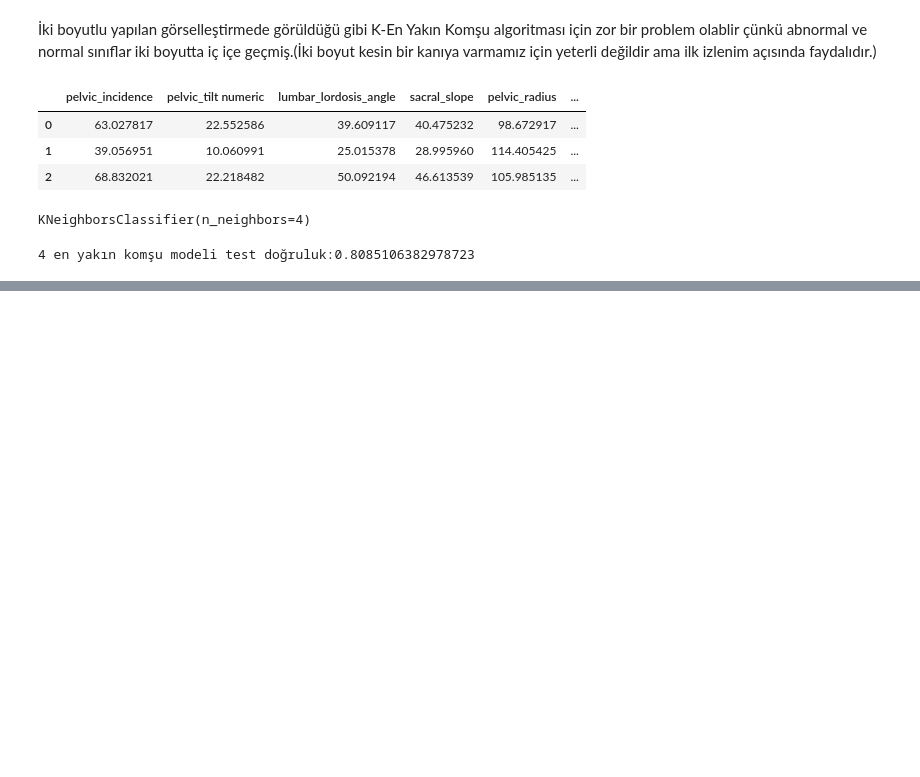
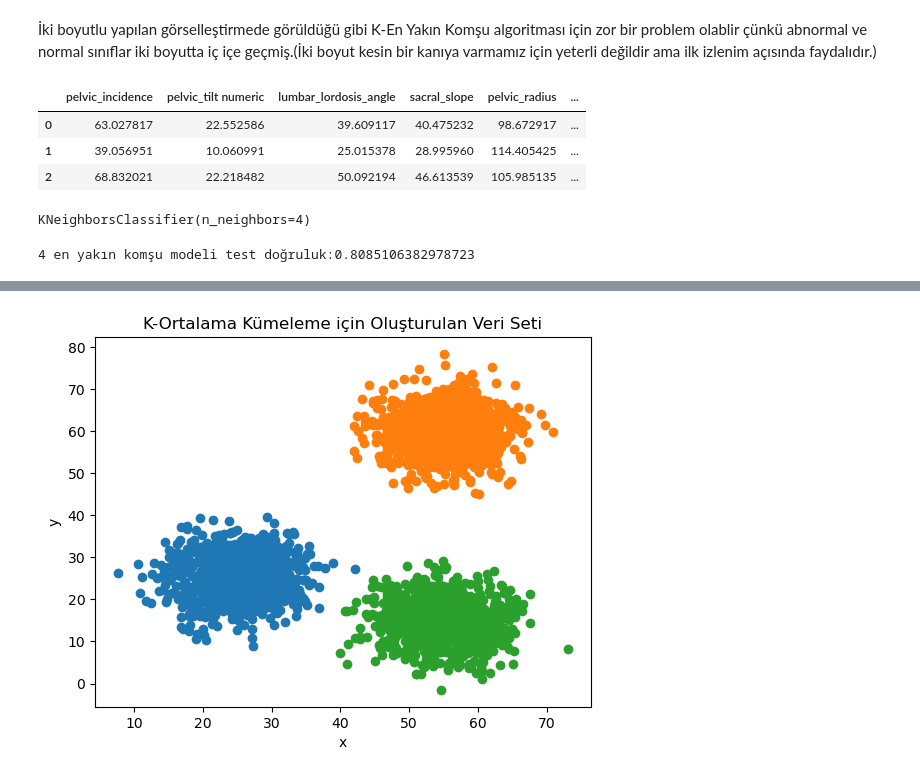
Before and after one commit to ErtugrulDay/Data-Analysis, a Jupyter notebook: 2yapay_zeka.ipynb, the cells around one changed output, grey strips where cells are left out. Saved outputs shown, nothing was run; the diff lists cells and outputs as text; code cells hidden in the pictures; blank space fills up the shorter version.

```diff
--- a/2yapay_zeka.ipynb
+++ b/2yapay_zeka.ipynb
@@ -489,0 +611,15 @@ print("{} en yakın komşu modeli test doğruluk:{}".format(komsu,knn.score(x_te
+# %%
+#veri seti oluşturalım
+
+x1=np.random.normal(25,5,1000)
+y1=np.random.normal(25,5,1000)
+x2=np.random.normal(55,5,1000)
+y2=np.random.normal(60,5,1000)
+x3=np.random.normal(55,5,1000)
+y3=np.random.normal(15,5,1000)
+
+x=np.concatenate((x1,x2,x3),axis=0)
+y=np.concatenate((y1,y2,y3),axis=0)
+dictionary={"x":x,"y":y}
+data=pd.DataFrame(dictionary)
+data.head()
@@ -489,0 +633,11 @@ print("{} en yakın komşu modeli test doğruluk:{}".format(komsu,knn.score(x_te
+# %%
+plt.figure()
+plt.scatter(x1,y1)
+plt.scatter(x2,y2)
+plt.scatter(x3,y3)
+plt.xlabel("x")
+plt.ylabel("y")
+plt.title("K-Ortalama Kümeleme için Oluşturulan Veri Seti")
+plt.show()
+# %% [output]
+[figure, added]
```
Also changed, not shown: parts of 28 cells of this notebook.
